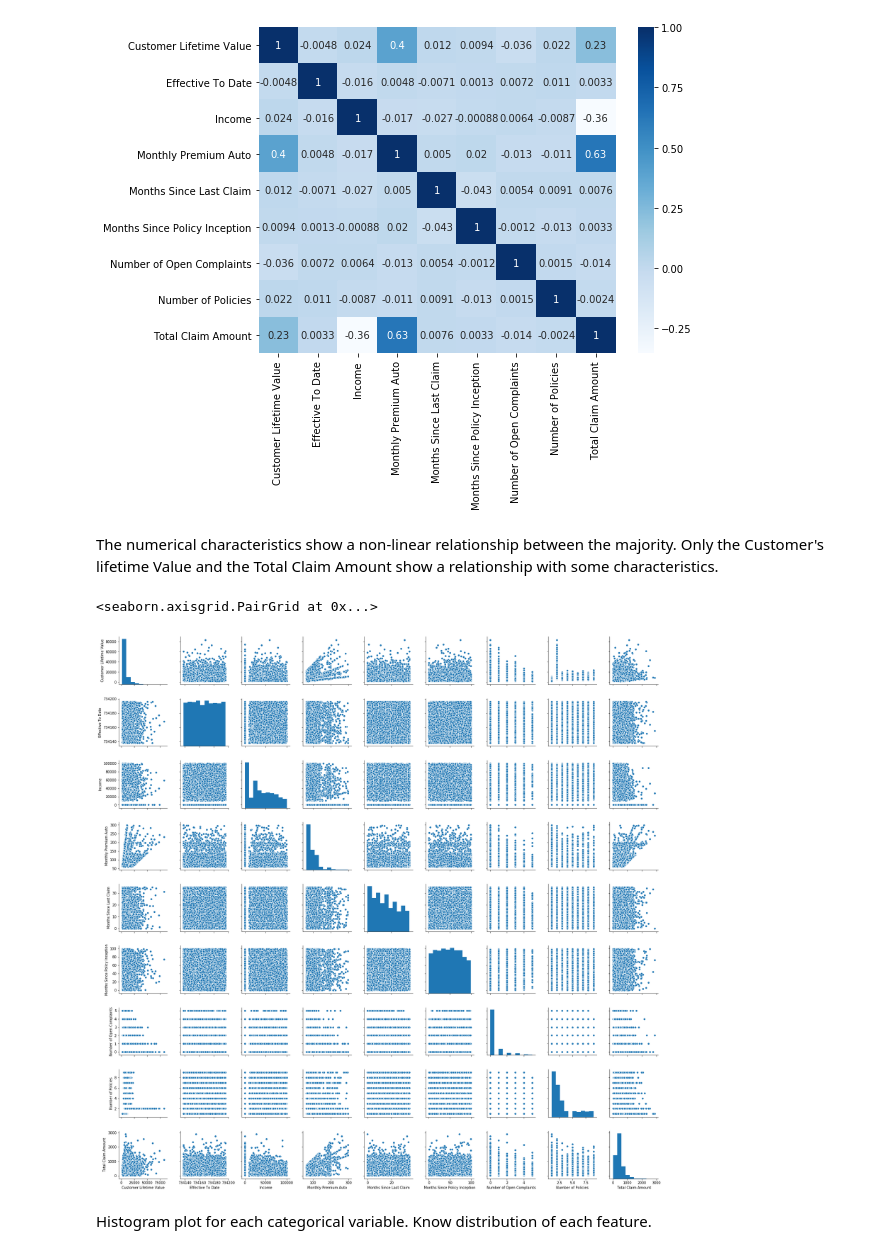
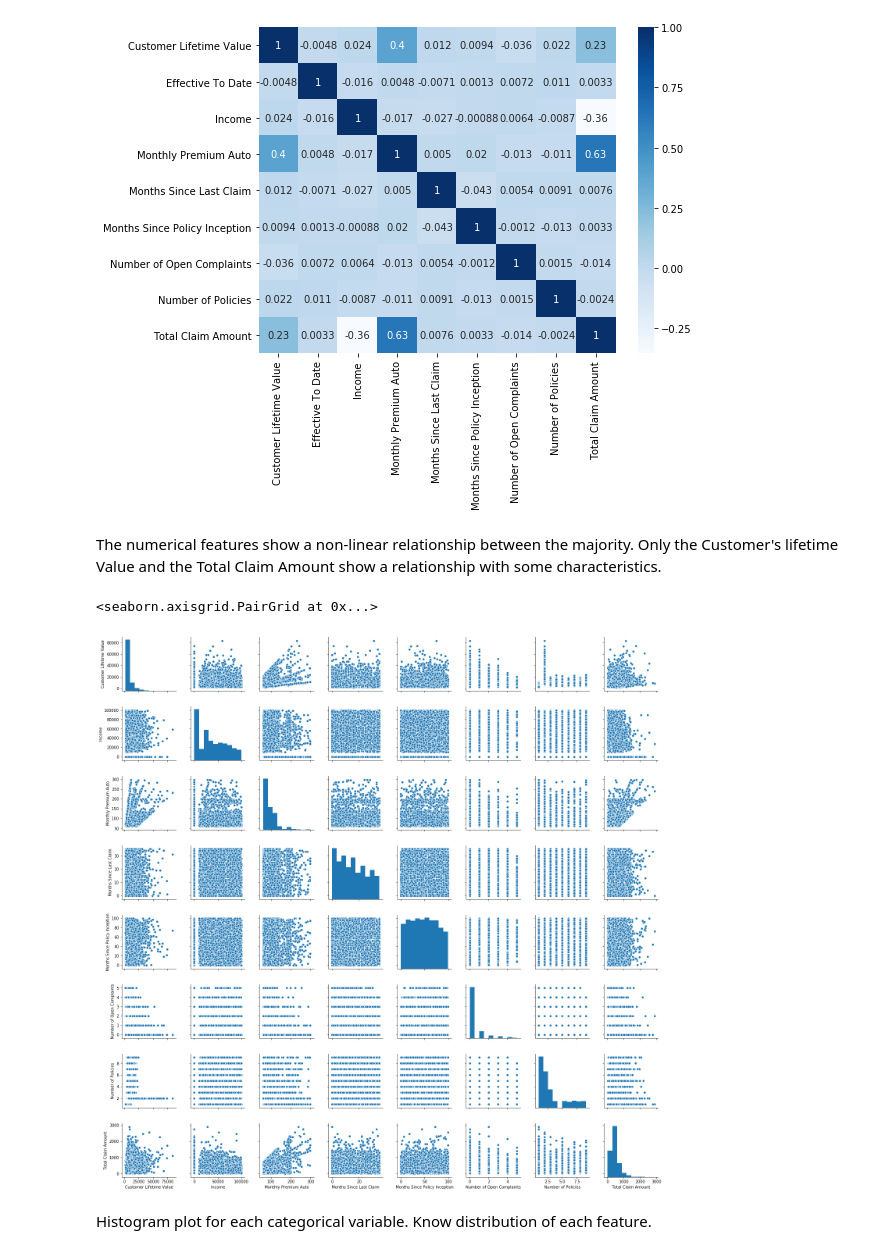
Before and after one commit to miriammg/Final-Project-IH, a Jupyter notebook: Final Project.ipynb, the cells around one changed output. Drawn from its saved outputs; the diff is of its cells as text; code cells hidden in the pictures.

```diff
--- a/Final Project.ipynb
+++ b/Final Project.ipynb
@@ -243,15 +243,15 @@ plt.savefig(fname= 'Correlation Matrix')
 # %% [output]
 [figure]
 # %% [markdown]
-The numerical characteristics show a non-linear relationship between the majority. Only the Customer's lifetime Value and the Total Claim Amount show a relationship with some characteristics.
+The numerical features show a non-linear relationship between the majority. Only the Customer's lifetime Value and the Total Claim Amount show a relationship with some characteristics.
 # %%
 # Scatter Matrix
 cols_numerical = [col for col in df.columns if (df[col].dtype != 'object') and (col != 'Effective To Date')]
-a=pd.DataFrame(df, columns=cols_numercial)
+a=pd.DataFrame(df, columns=cols_numerical)
 sns.pairplot(a)
 # %% [output]
 <seaborn.axisgrid.PairGrid at 0x...>
-[figure, old version]
+[figure, new version]
 # %% [markdown]
 Histogram plot for each categorical variable. Know distribution of each feature.
 # %%
```
Also changed, not shown: parts of 22 cells of this notebook, 7 other files.
